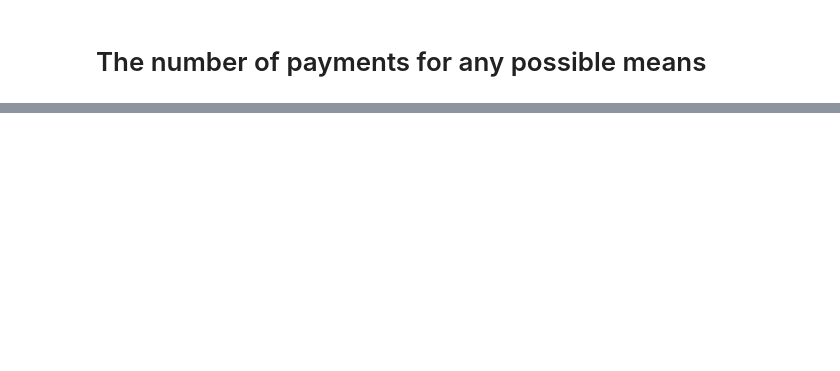
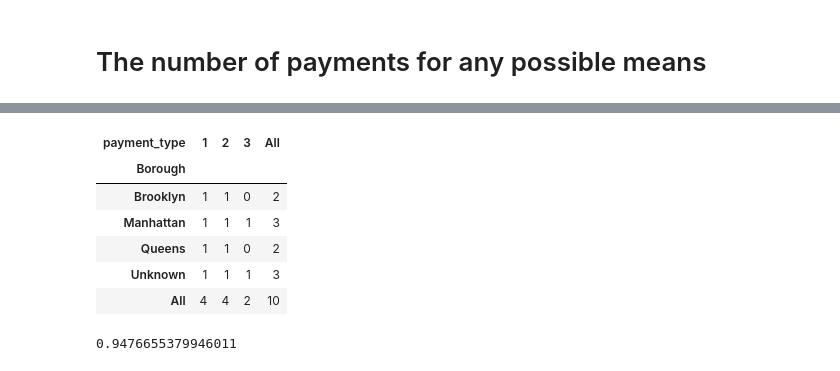
Before and after one commit to dusicastepic/ADMSecondHomework, a Jupyter notebook: RQ4.ipynb, the cells around one changed output, grey strips where cells are left out. Drawn from its saved outputs; the diff is of its cells as text; code cells hidden in the pictures; blank space fills up the shorter version.

```diff
--- a/RQ4.ipynb
+++ b/RQ4.ipynb
@@ -92,0 +143,11 @@ plt.plot(range(1,7), payment_type_lst, 'go')
+# %%
+ct=pd.crosstab(res.Borough,res.payment_type,margins=True)
+ct
+# %% [output]
+| payment_type | 1 | 2 | 3 | All |
+| Borough |  |  |  |  |
+| Brooklyn | 1 | 1 | 0 | 2 |
+| Manhattan | 1 | 1 | 1 | 3 |
+| Queens | 1 | 1 | 0 | 2 |
+| Unknown | 1 | 1 | 1 | 3 |
+| All | 4 | 4 | 2 | 10 |
@@ -92,0 +158,4 @@ plt.plot(range(1,7), payment_type_lst, 'go')
+# %%
+p
+# %% [output]
+0.9476655379946011
```
Also changed, not shown: parts of 15 cells of this notebook.
